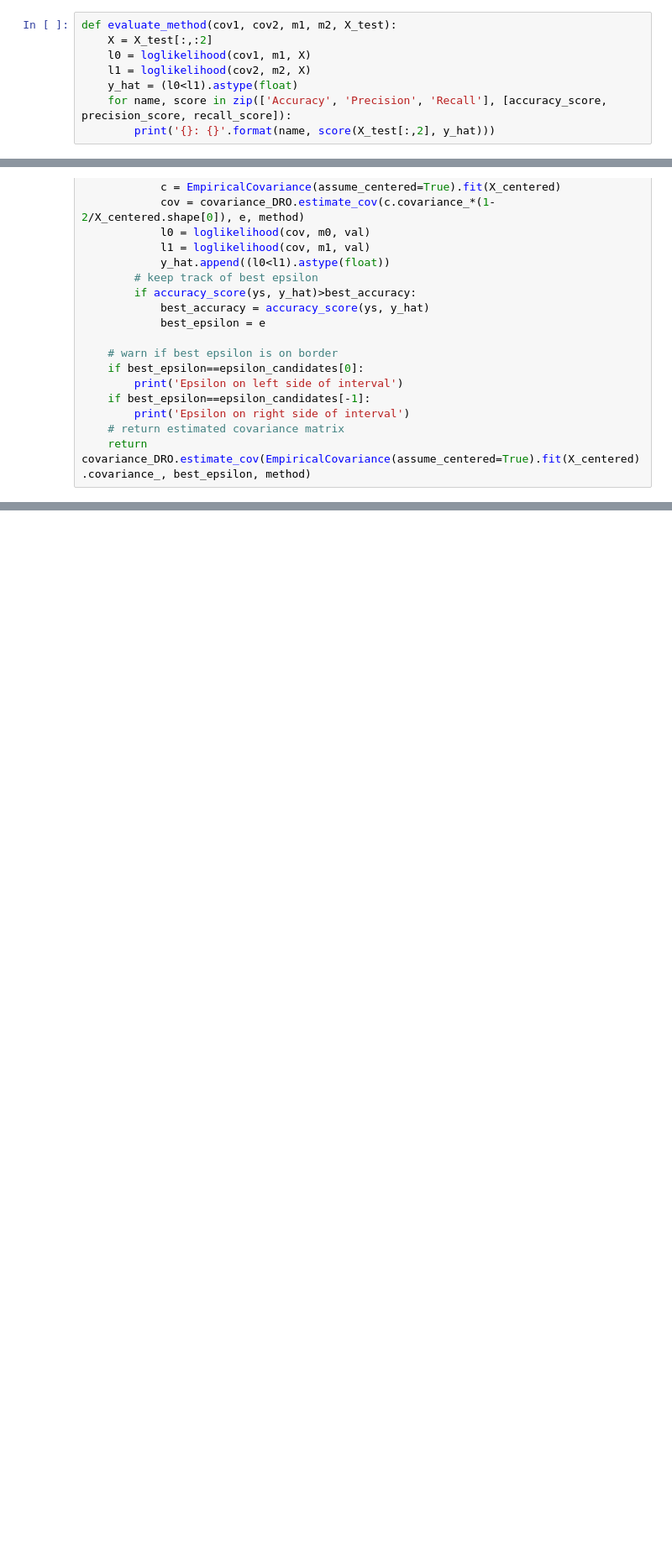
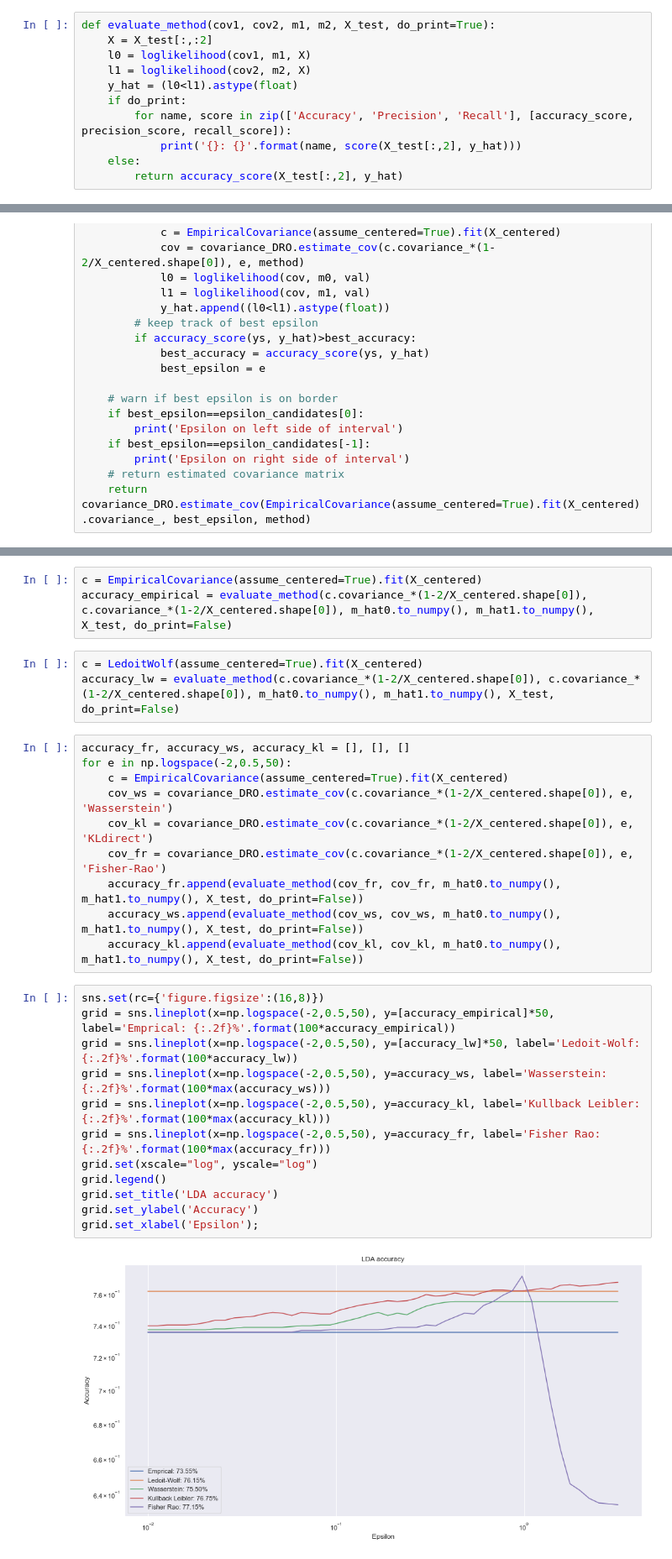
Before and after one commit to yvesrychener/covariance_DRO, a Jupyter notebook: python/LDA.ipynb, the cells around one changed output, grey strips where cells are left out. Shown: that part at 84% size. Cells and saved outputs as stored; diff of their text form; blank space fills up the shorter version.

```diff
--- a/python/LDA.ipynb
+++ b/python/LDA.ipynb
@@ -44,13 +43,16 @@ def loglikelihood(cov, data, mean):
     )
     return loglikelihood
 # %%
-def evaluate_method(cov1, cov2, m1, m2, X_test):
+def evaluate_method(cov1, cov2, m1, m2, X_test, do_print=True):
     X = X_test[:,:2]
     l0 = loglikelihood(cov1, m1, X)
     l1 = loglikelihood(cov2, m2, X)
     y_hat = (l0<l1).astype(float)
-    for name, score in zip(['Accuracy', 'Precision', 'Recall'], [accuracy_score, precision_score, recall_score]):
-        print('{}: {}'.format(name, score(X_test[:,2], y_hat)))
+    if do_print:
+        for name, score in zip(['Accuracy', 'Precision', 'Recall'], [accuracy_score, precision_score, recall_score]):
+            print('{}: {}'.format(name, score(X_test[:,2], y_hat)))
+    else:
+        return accuracy_score(X_test[:,2], y_hat)
 # %% [markdown]
 ## Empirical Covariance
 # %%
@@ -162,0 +169,30 @@ Recall: 0.703
+# %%
+c = EmpiricalCovariance(assume_centered=True).fit(X_centered)
+accuracy_empirical = evaluate_method(c.covariance_*(1-2/X_centered.shape[0]), c.covariance_*(1-2/X_centered.shape[0]), m_hat0.to_numpy(), m_hat1.to_numpy(), X_test, do_print=False)
+# %%
+c = LedoitWolf(assume_centered=True).fit(X_centered)
+accuracy_lw = evaluate_method(c.covariance_*(1-2/X_centered.shape[0]), c.covariance_*(1-2/X_centered.shape[0]), m_hat0.to_numpy(), m_hat1.to_numpy(), X_test, do_print=False)
+# %%
+accuracy_fr, accuracy_ws, accuracy_kl = [], [], []
+for e in np.logspace(-2,0.5,50):
+    c = EmpiricalCovariance(assume_centered=True).fit(X_centered)
+    cov_ws = covariance_DRO.estimate_cov(c.covariance_*(1-2/X_centered.shape[0]), e, 'Wasserstein')
+    cov_kl = covariance_DRO.estimate_cov(c.covariance_*(1-2/X_centered.shape[0]), e, 'KLdirect')
+    cov_fr = covariance_DRO.estimate_cov(c.covariance_*(1-2/X_centered.shape[0]), e, 'Fisher-Rao')
+    accuracy_fr.append(evaluate_method(cov_fr, cov_fr, m_hat0.to_numpy(), m_hat1.to_numpy(), X_test, do_print=False))
+    accuracy_ws.append(evaluate_method(cov_ws, cov_ws, m_hat0.to_numpy(), m_hat1.to_numpy(), X_test, do_print=False))
+    accuracy_kl.append(evaluate_method(cov_kl, cov_kl, m_hat0.to_numpy(), m_hat1.to_numpy(), X_test, do_print=False))
+# %%
+sns.set(rc={'figure.figsize':(16,8)})
+grid = sns.lineplot(x=np.logspace(-2,0.5,50), y=[accuracy_empirical]*50, label='Emprical: {:.2f}%'.format(100*accuracy_empirical))
+grid = sns.lineplot(x=np.logspace(-2,0.5,50), y=[accuracy_lw]*50, label='Ledoit-Wolf: {:.2f}%'.format(100*accuracy_lw))
+grid = sns.lineplot(x=np.logspace(-2,0.5,50), y=accuracy_ws, label='Wasserstein: {:.2f}%'.format(100*max(accuracy_ws)))
+grid = sns.lineplot(x=np.logspace(-2,0.5,50), y=accuracy_kl, label='Kullback Leibler: {:.2f}%'.format(100*max(accuracy_kl)))
+grid = sns.lineplot(x=np.logspace(-2,0.5,50), y=accuracy_fr, label='Fisher Rao: {:.2f}%'.format(100*max(accuracy_fr)))
+grid.set(xscale="log", yscale="log")
+grid.legend()
+grid.set_title('LDA accuracy')
+grid.set_ylabel('Accuracy')
+grid.set_xlabel('Epsilon');
+# %% [output]
+[figure, added]
```
Also changed, not shown: parts of 9 cells of this notebook.
